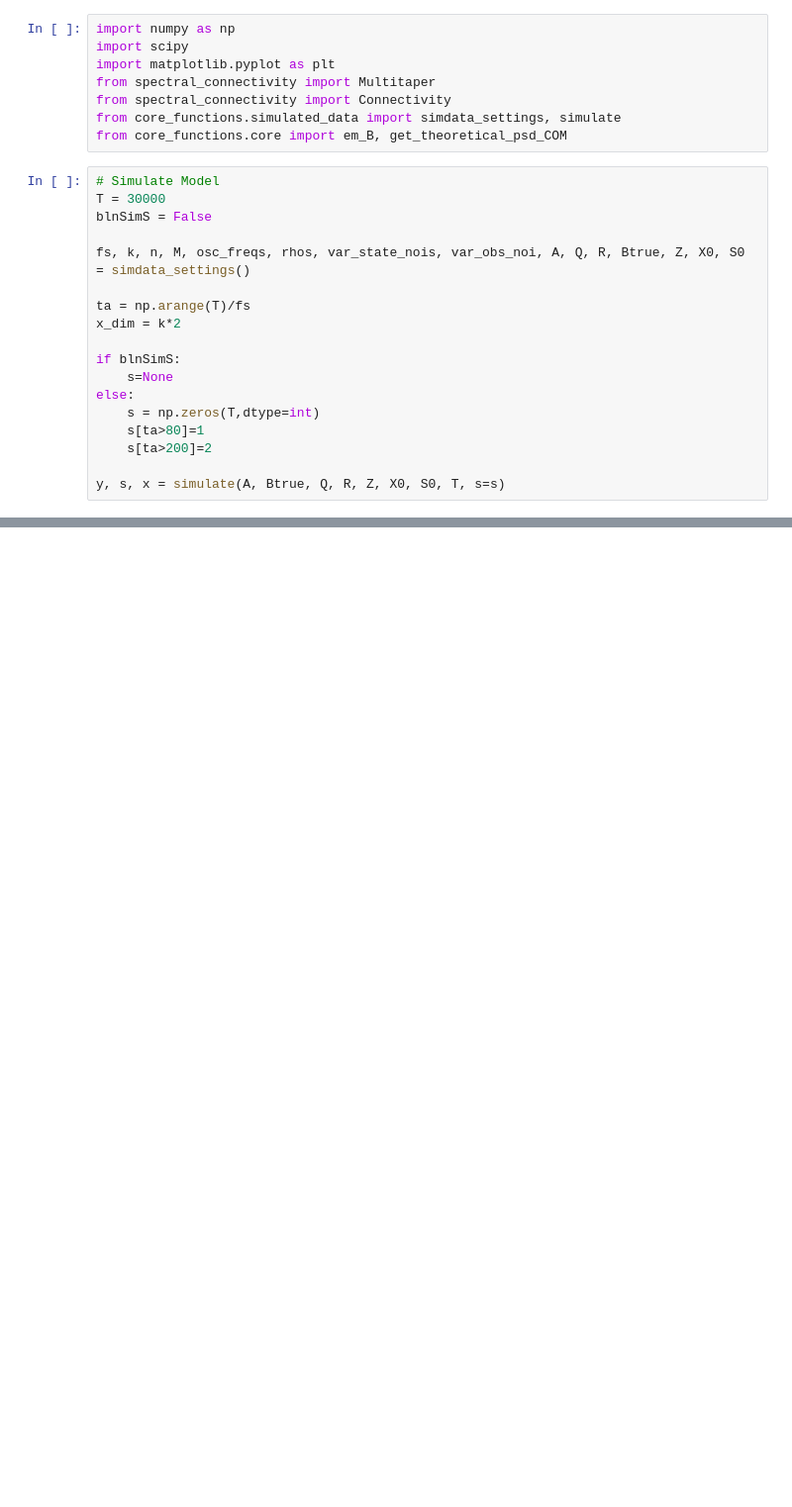
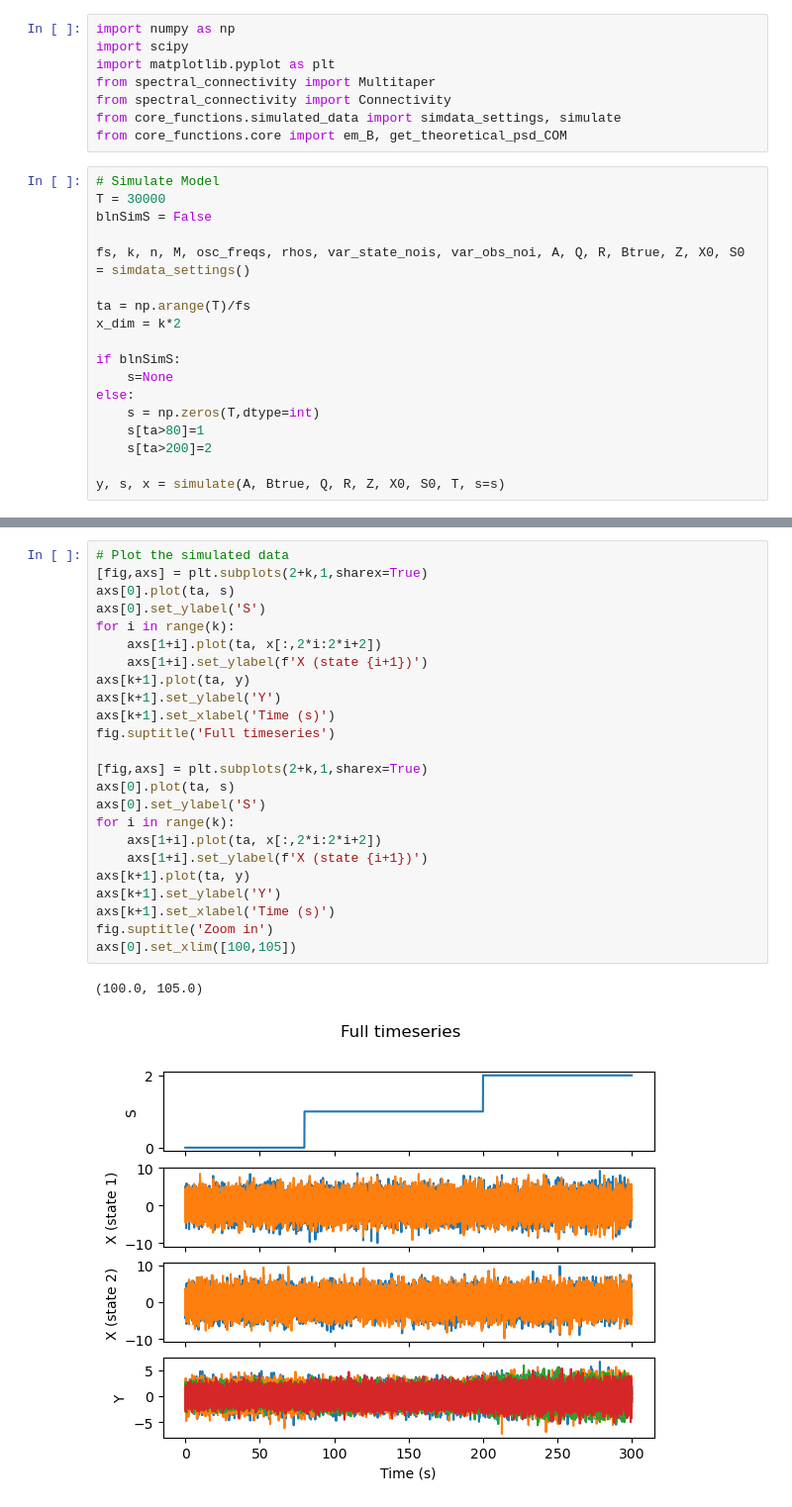
Before and after one commit to Eden-Kramer-Lab/Common_Oscillator_Models, a Jupyter notebook: notebooks/2_run_EM_simulated_model.ipynb, the cells around one changed output, grey strips where cells are left out. Shown at 99% size. Drawn from its saved outputs; the diff is of its cells as text; blank space fills up the shorter version.

Commit message:
Debugging python em_B and plotting results

```diff
--- a/notebooks/2_run_EM_simulated_model.ipynb
+++ b/notebooks/2_run_EM_simulated_model.ipynb
@@ -26,0 +40,27 @@ y, s, x = simulate(A, Btrue, Q, R, Z, X0, S0, T, s=s)
+# %%
+# Plot the simulated data
+[fig,axs] = plt.subplots(2+k,1,sharex=True)
+axs[0].plot(ta, s)
+axs[0].set_ylabel('S')
+for i in range(k):
+    axs[1+i].plot(ta, x[:,2*i:2*i+2])
+    axs[1+i].set_ylabel(f'X (state {i+1})')
+axs[k+1].plot(ta, y)
+axs[k+1].set_ylabel('Y')
+axs[k+1].set_xlabel('Time (s)')
+fig.suptitle('Full timeseries')
+
+[fig,axs] = plt.subplots(2+k,1,sharex=True)
+axs[0].plot(ta, s)
+axs[0].set_ylabel('S')
+for i in range(k):
+    axs[1+i].plot(ta, x[:,2*i:2*i+2])
+    axs[1+i].set_ylabel(f'X (state {i+1})')
+axs[k+1].plot(ta, y)
+axs[k+1].set_ylabel('Y')
+axs[k+1].set_xlabel('Time (s)')
+fig.suptitle('Zoom in')
+axs[0].set_xlim([100,105])
+# %% [output]
+(100.0, 105.0)
+[figure, added]
```
Also changed, not shown: parts of 6 cells of this notebook, 3 other files.
